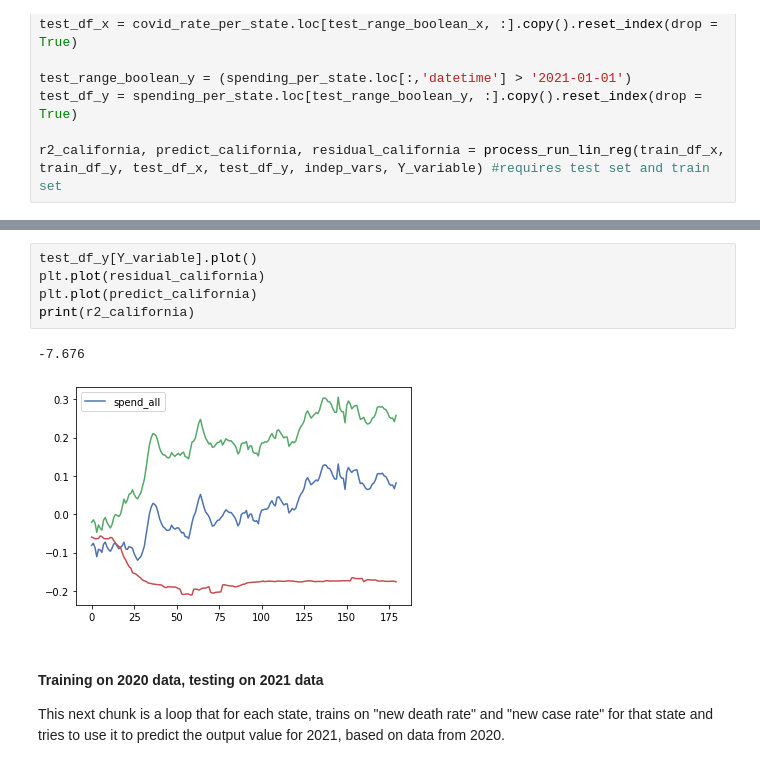
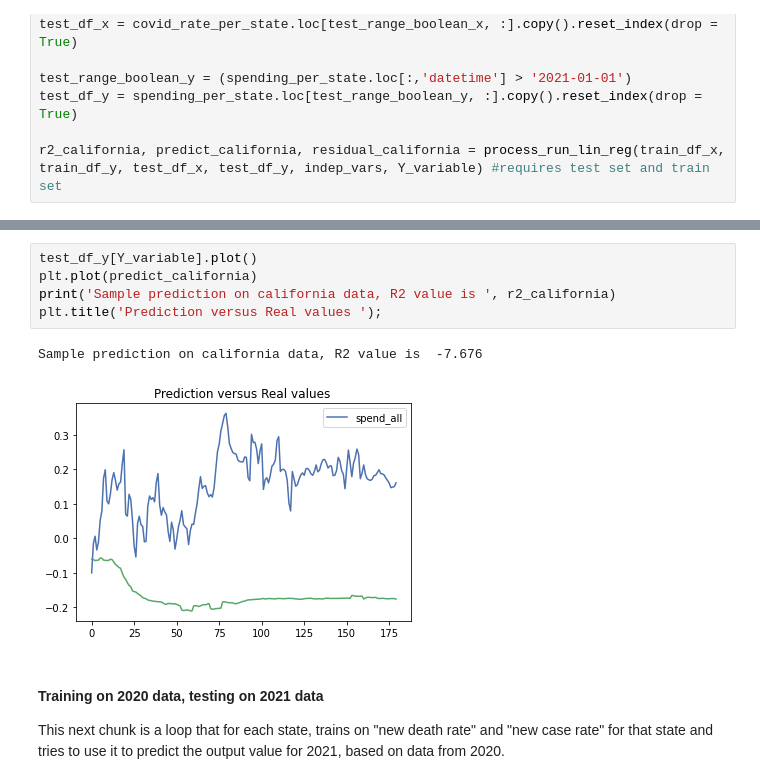
Before and after one commit to cjohnsoncruz/covid_spread_and_business_revenue, a Jupyter notebook: Quantifying_how_Covid_Case_Rates_affect_Business_Revenue.ipynb, the cells around one changed output, grey strips where cells are left out. Saved outputs shown, nothing was run; the diff lists cells and outputs as text.

```diff
--- a/Quantifying_how_Covid_Case_Rates_affect_Business_Revenue.ipynb
+++ b/Quantifying_how_Covid_Case_Rates_affect_Business_Revenue.ipynb
@@ -401,11 +387,11 @@ test_df_y
 # %%
 test_df_y[Y_variable].plot()
-plt.plot(residual_california)
 plt.plot(predict_california)
-print(r2_california)
+print('Sample prediction on california data, R2 value is ', r2_california)
+plt.title('Prediction versus Real values ');
 # %% [output]
--7.676
+Sample prediction on california data, R2 value is  -7.676
-[figure, old version]
+[figure, new version]
 # %% [markdown]
 
 #### Training on 2020 data, testing on 2021 data
```
Also changed, not shown: parts of 8 cells of this notebook.
